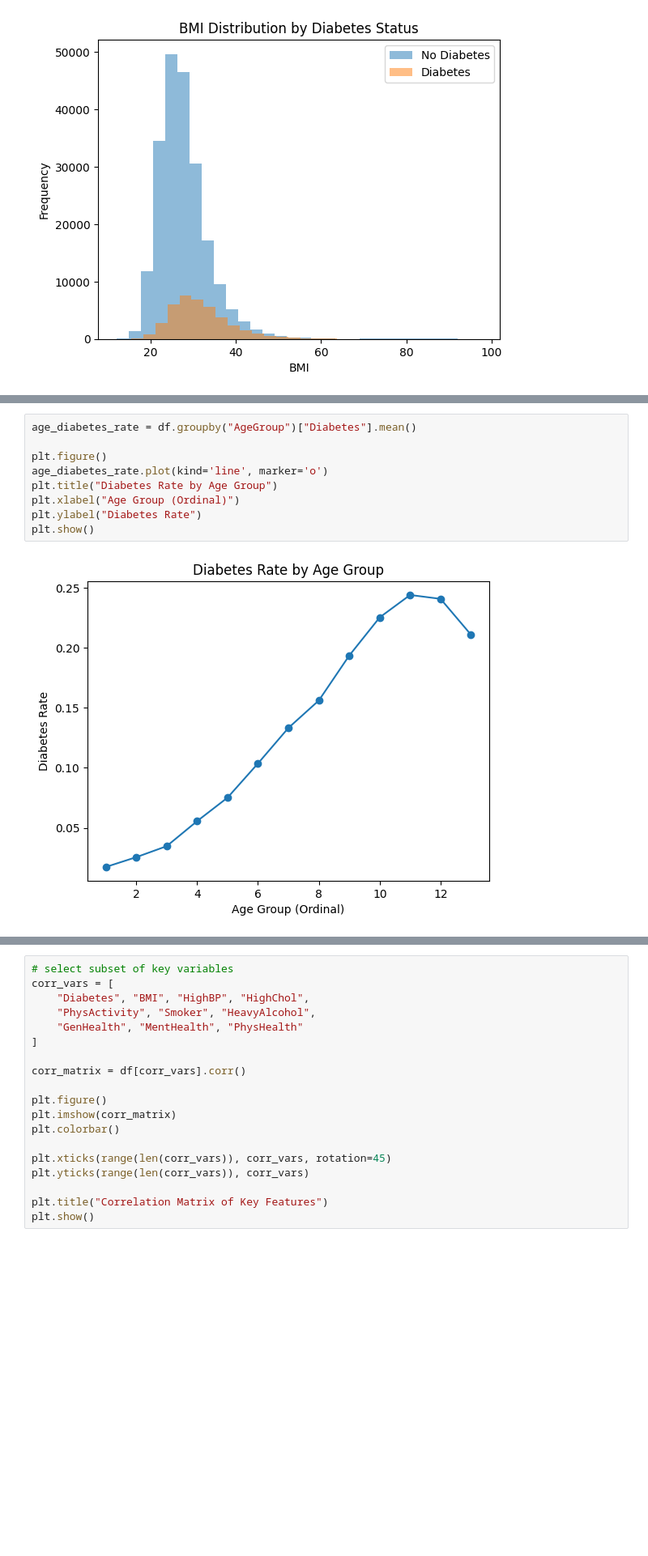
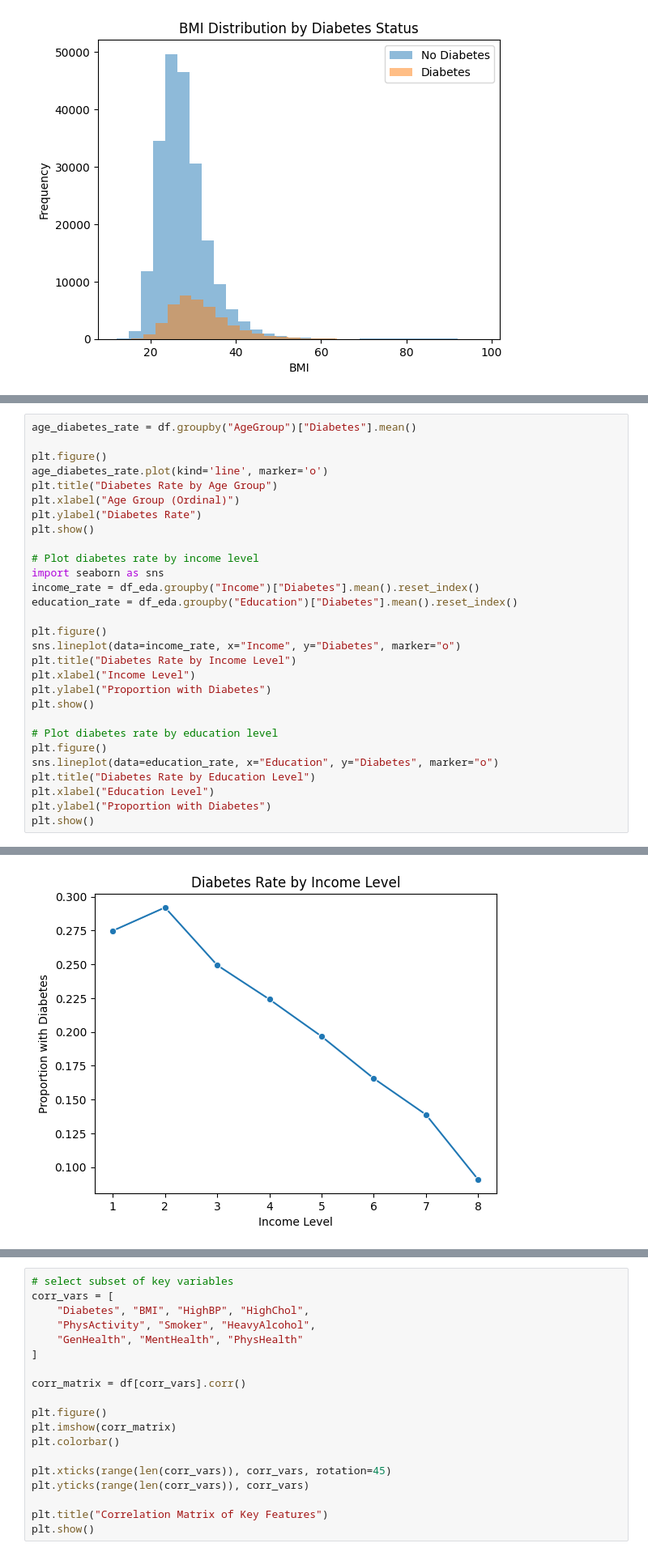
Before and after one commit to LixiJiang/CIS5450Final, a Jupyter notebook: CIS5450_Final_Project.ipynb, the cells around one changed output, grey strips where cells are left out. Shown at 81% size. Cells and saved outputs as stored; diff of their text form; blank space fills up the shorter version.

Commit message:
add EDA section and plots

```diff
--- a/CIS5450_Final_Project.ipynb
+++ b/CIS5450_Final_Project.ipynb
@@ -588,11 +593,30 @@ This pattern indicates that age is a strong predictor of diabetes risk and shoul
-# %%
-age_diabetes_rate = df.groupby("AgeGroup")["Diabetes"].mean()
-
-plt.figure()
-age_diabetes_rate.plot(kind='line', marker='o')
-plt.title("Diabetes Rate by Age Group")
-plt.xlabel("Age Group (Ordinal)")
-plt.ylabel("Diabetes Rate")
-plt.show()
-# %% [output]
-[figure, removed]
+# %%
+age_diabetes_rate = df.groupby("AgeGroup")["Diabetes"].mean()
+
+plt.figure()
+age_diabetes_rate.plot(kind='line', marker='o')
+plt.title("Diabetes Rate by Age Group")
+plt.xlabel("Age Group (Ordinal)")
+plt.ylabel("Diabetes Rate")
+plt.show()
+
+# Plot diabetes rate by income level
+import seaborn as sns
+income_rate = df_eda.groupby("Income")["Diabetes"].mean().reset_index()
+education_rate = df_eda.groupby("Education")["Diabetes"].mean().reset_index()
+
+plt.figure()
+sns.lineplot(data=income_rate, x="Income", y="Diabetes", marker="o")
+plt.title("Diabetes Rate by Income Level")
+plt.xlabel("Income Level")
+plt.ylabel("Proportion with Diabetes")
+plt.show()
+
+# Plot diabetes rate by education level
+plt.figure()
+sns.lineplot(data=education_rate, x="Education", y="Diabetes", marker="o")
+plt.title("Diabetes Rate by Education Level")
+plt.xlabel("Education Level")
+plt.ylabel("Proportion with Diabetes")
+plt.show()
+# %% [output]
@@ -598,0 +624 @@ plt.show()
+[figure, added]
```
Also changed, not shown: parts of 11 cells of this notebook.
